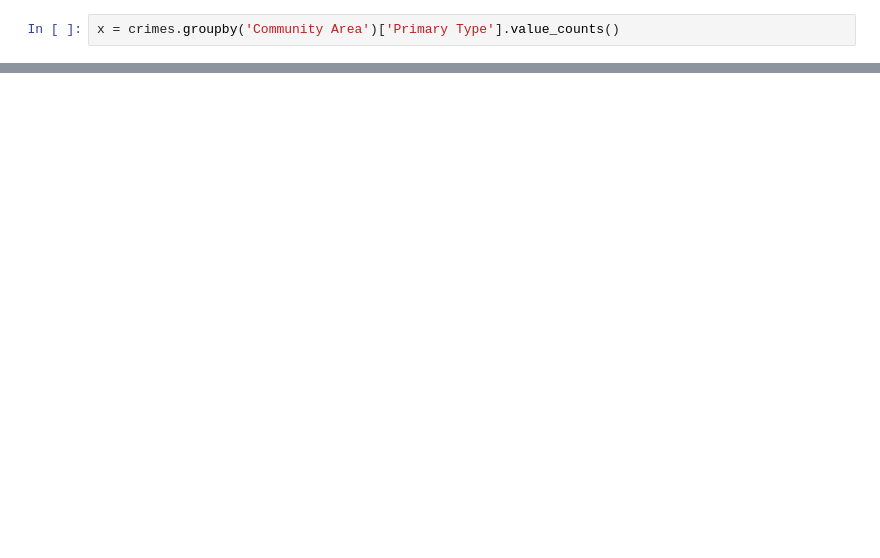
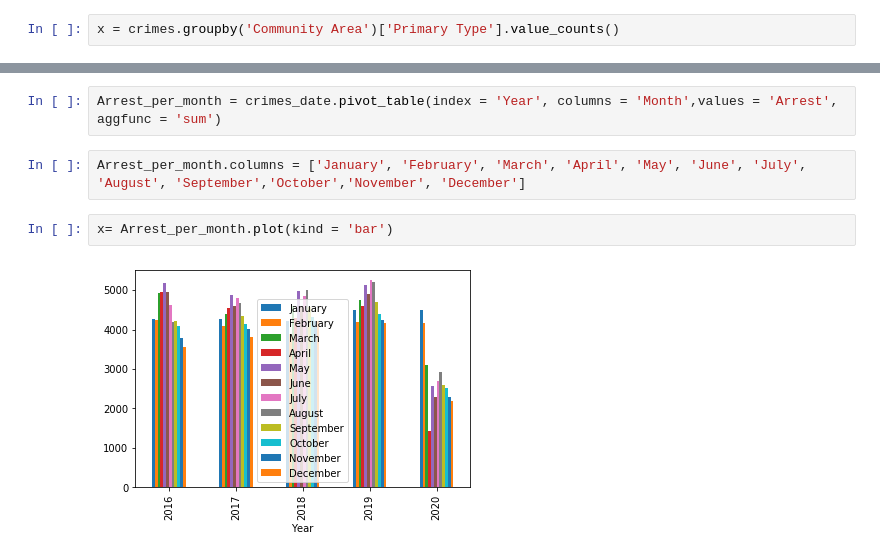
Before and after one commit to leo-cavalcante/crimes-in-chicago, a Jupyter notebook: Crimes per community.ipynb, the cells around one changed output, grey strips where cells are left out. Saved outputs shown, nothing was run; the diff lists cells and outputs as text; blank space fills up the shorter version.

```diff
--- a/Crimes per community.ipynb
+++ b/Crimes per community.ipynb
@@ -77,0 +209,8 @@ Name: Primary Type, dtype: int64
+# %%
+Arrest_per_month = crimes_date.pivot_table(index = 'Year', columns = 'Month',values = 'Arrest', aggfunc = 'sum')
+# %%
+Arrest_per_month.columns = ['January', 'February', 'March', 'April', 'May', 'June', 'July', 'August', 'September','October','November', 'December']
+# %%
+x= Arrest_per_month.plot(kind = 'bar')
+# %% [output]
+[figure, added]
```
Also changed, not shown: parts of 56 cells of this notebook, 1 other file.
